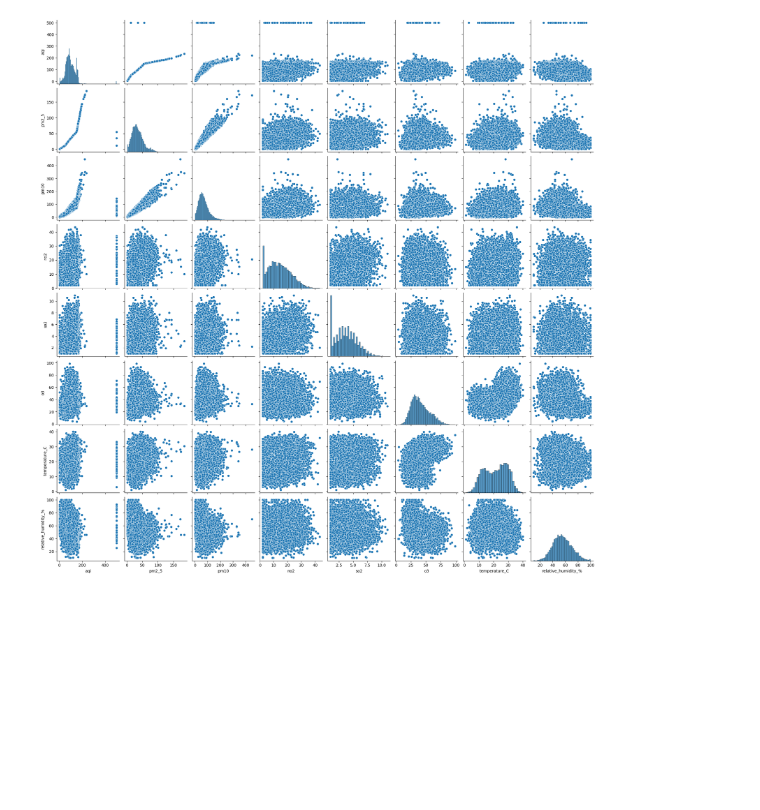
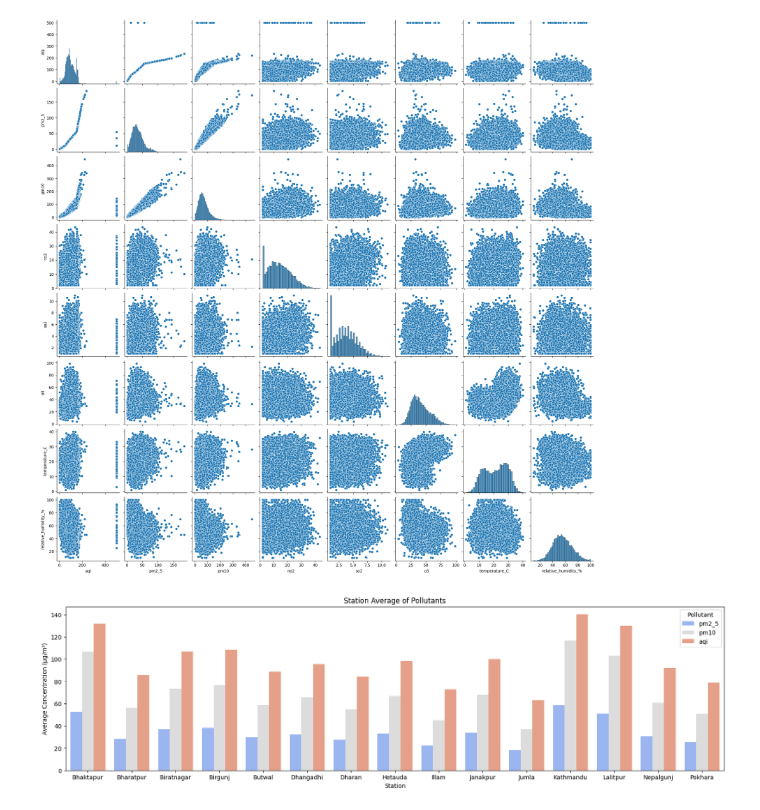
Before and after one commit to shawinCreates/Dhulo-Watch, a Jupyter notebook: notebooks/EDA.ipynb, the cells around one changed output. Drawn from its saved outputs; the diff is of its cells as text; code cells hidden in the pictures; blank space fills up the shorter version.

```diff
--- a/notebooks/EDA.ipynb
+++ b/notebooks/EDA.ipynb
@@ -147,3 +147,24 @@ sns.pairplot(dataset[numeric_columns])
 plt.show()
 # %% [output]
 [figure]
+# %%
+station_avg_pollutants = dataset.groupby("station")[['pm2_5', 'pm10', 'aqi']].mean()
+# %%
+station_avg_pollutants = station_avg_pollutants.reset_index()
+station_avg_pollutants = station_avg_pollutants.sort_values('station')
+# %%
+plt.figure(figsize=(20,5))
+sns.barplot(
+    data=station_avg_pollutants.melt(id_vars='station', value_vars=['pm2_5', 'pm10', 'aqi']),
+    x='station',
+    y='value',
+    hue='variable',
+    palette='coolwarm'
+)
+plt.title("Station Average of Pollutants")
+plt.xlabel("Station")
+plt.ylabel("Average Concentration (µg/m³)")
+plt.legend(title="Pollutant")
+plt.show()
+# %% [output]
+[figure, added]
```
Also changed, not shown: 1 other file.
